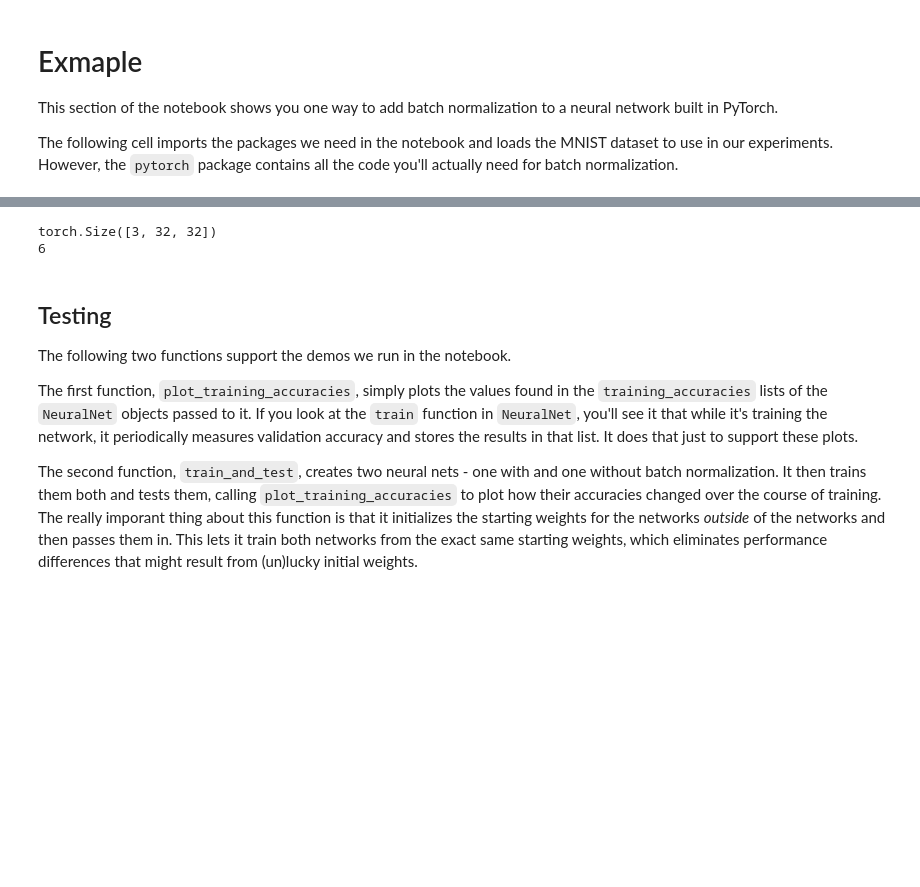
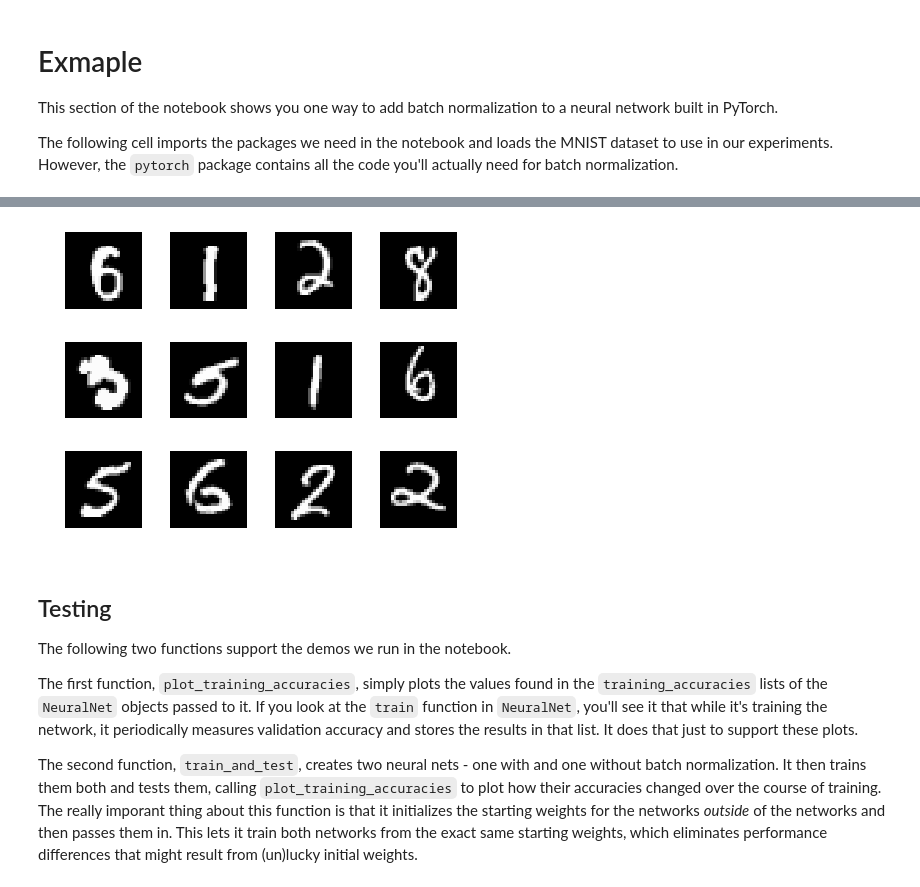
Before and after one commit to rashed091/NeuralNetwork, a Jupyter notebook: experiments/Ex03/Ex02 - Batch Normalisation.ipynb, the cells around one changed output, grey strips where cells are left out. Saved outputs shown, nothing was run; the diff lists cells and outputs as text; code cells hidden in the pictures; blank space fills up the shorter version.

```diff
--- a/experiments/Ex03/Ex02 - Batch Normalisation.ipynb
+++ b/experiments/Ex03/Ex02 - Batch Normalisation.ipynb
@@ -73,7 +31,0 @@ imshow(out)
-# %%
-image, label = train_dataset[0]
-print(image.size())
-print(label)
-# %% [output]
-torch.Size([3, 32, 32])
-6
@@ -88,3 +42,42 @@ for images, labels in train_loader:
+# %%
+def plot_bw_samples(arr, dim=(4,4), figsize=(6,6)):
+    if type(arr) is not np.ndarray:
+        arr = arr.numpy()
+    bs = arr.shape[0]
+    arr = arr.reshape(bs, 28, 28)
+    plt.figure(figsize=figsize)
+    for i,img in enumerate(arr):
+        plt.subplot(*dim, i+1)
+        plt.imshow(img, cmap='gray')
+        plt.axis('off')
+    plt.tight_layout()
+
+def plot_samples(arr, mean, std, dim=(4,4), figsize=(6,6)):
+    if type(arr) is not np.ndarray:
+        arr = arr.numpy().transpose((0, 2, 3, 1))
+    arr = denorm_meanstd(arr, mean, std)
+    plt.figure(figsize=figsize)
+    for i,img in enumerate(arr):
+        plt.subplot(*dim, i+1)
+        plt.imshow(img)
+        plt.axis('off')
+    plt.tight_layout()
+# %%
+# MNIST dataset
+train_dataset = torchvision.datasets.MNIST(root='../../data', train=True, transform=transforms.ToTensor(),
+                                           download=True)
+
+test_dataset = torchvision.datasets.MNIST(root='../../data', train=False, transform=transforms.ToTensor())
+# %%
+def get_mnist_batch(batch_size):
+    dataloader = torch.utils.data.DataLoader(dataset=train_dataset, batch_size=batch_size, shuffle=True)
+    inputs, targets = next(iter(dataloader))
+    return inputs, targets
+
+inps,targs = get_mnist_batch(12)
+plot_bw_samples(inps)
+# %% [output]
+[figure, added]
 # %% [markdown]
 ## Testing
 
```
Also changed, not shown: parts of 4 cells of this notebook, 7 other files.
